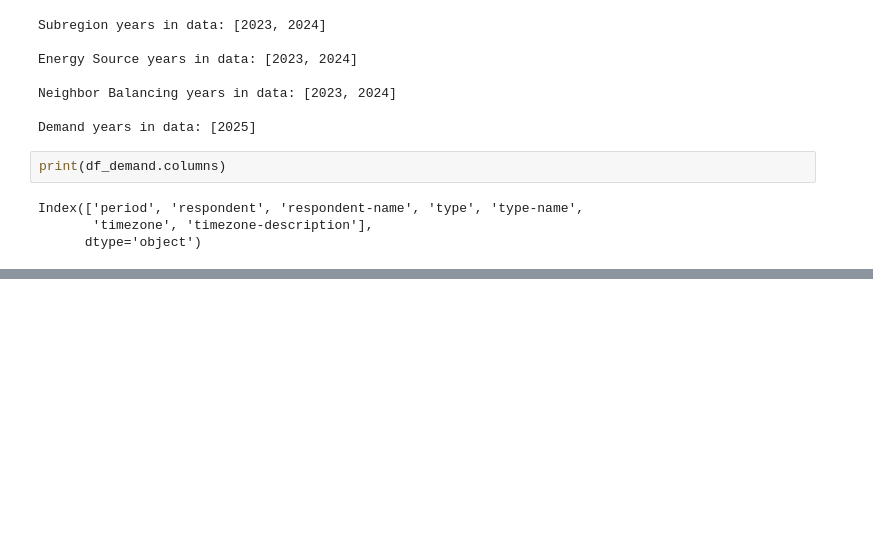
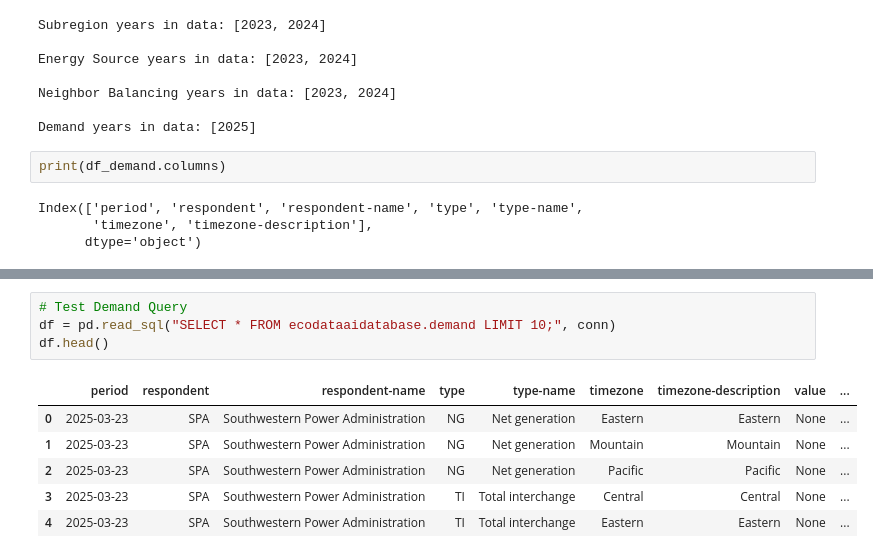
Before and after one commit to dnguyen-1/ADS508TeamProject, a Jupyter notebook: gridAI.ipynb, the cells around one changed output, grey strips where cells are left out. Cells and saved outputs as stored; diff of their text form; blank space fills up the shorter version.

```diff
--- a/gridAI.ipynb
+++ b/gridAI.ipynb
@@ -296,0 +408,11 @@ Index(['period', 'respondent', 'respondent-name', 'type', 'type-name',
+# %%
+# Test Demand Query
+df = pd.read_sql("SELECT * FROM ecodataaidatabase.demand LIMIT 10;", conn)
+df.head()
+# %% [output]
+|  | period | respondent | respondent-name | type | type-name | timezone | timezone-description | value | ... |
+| 0 | 2025-03-23 | SPA | Southwestern Power Administration | NG | Net generation | Eastern | Eastern | None | ... |
+| 1 | 2025-03-23 | SPA | Southwestern Power Administration | NG | Net generation | Mountain | Mountain | None | ... |
+| 2 | 2025-03-23 | SPA | Southwestern Power Administration | NG | Net generation | Pacific | Pacific | None | ... |
+| 3 | 2025-03-23 | SPA | Southwestern Power Administration | TI | Total interchange | Central | Central | None | ... |
+| 4 | 2025-03-23 | SPA | Southwestern Power Administration | TI | Total interchange | Eastern | Eastern | None | ... |
```
Also changed, not shown: parts of 7 cells of this notebook.
